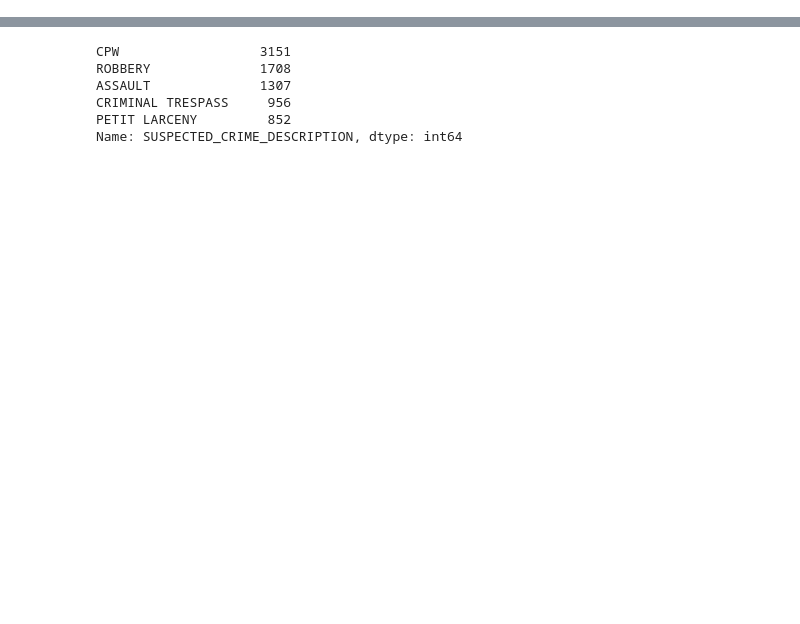
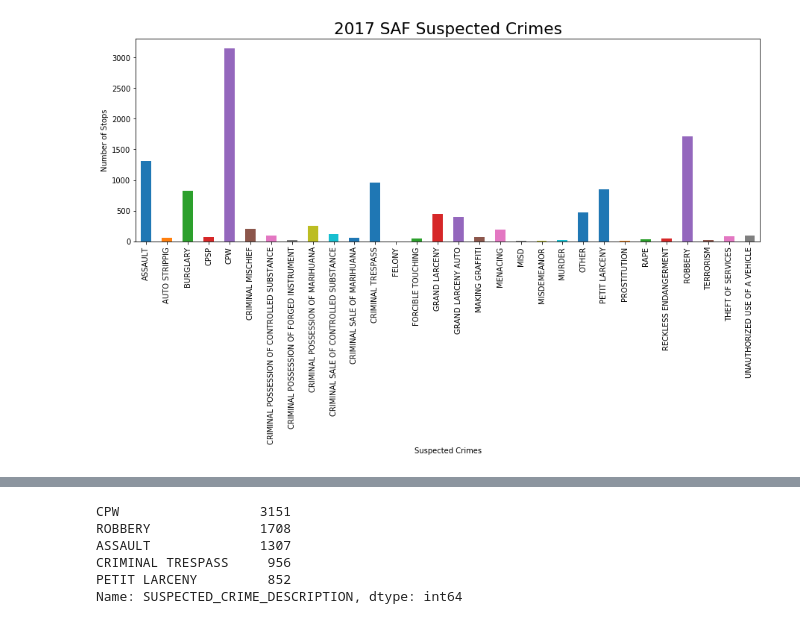
Before and after one commit to rachaelcamick/groupproject_sqf, a Jupyter notebook: Top 5 Suspected Crimes BAR.ipynb, the cells around one changed output, grey strips where cells are left out. Drawn from its saved outputs; the diff is of its cells as text; code cells hidden in the pictures; blank space fills up the shorter version.

```diff
--- a/Top 5 Suspected Crimes BAR.ipynb
+++ b/Top 5 Suspected Crimes BAR.ipynb
@@ -8,4 +8,4 @@ import os
 file = 'df_reduced.csv'
 reduced = pd.read_csv(file)
 # %%
-reduced_more = pd.DataFrame(reduced)
+reduced = pd.DataFrame(reduced)
@@ -11,0 +48,13 @@ reduced_more = pd.DataFrame(reduced)
+# %%
+crimes = reduced_location.groupby('SUSPECTED_CRIME_DESCRIPTION')
+year_crime = crimes['SUSPECTED_CRIME_DESCRIPTION'].count()
+# %%
+year = year_crime.plot(kind='bar', figsize=(15,5))
+plt.rcParams.update({'font.size':18})
+plt.title("2017 SAF Suspected Crimes")
+plt.xlabel("Suspected Crimes")
+plt.ylabel("Number of Stops")
+plt.savefig("Suspected Crime.png", bbox_inches='tight', dpi=600)
+plt.show()
+# %% [output]
+[figure, added]
```
Also changed, not shown: parts of 24 cells of this notebook, 2 other files.
